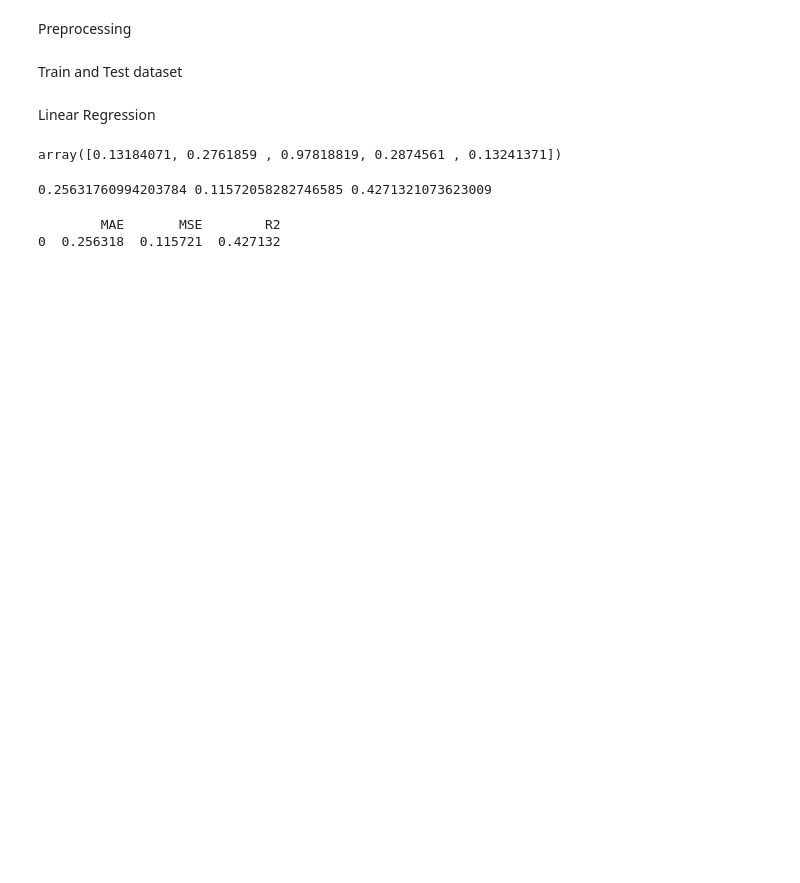
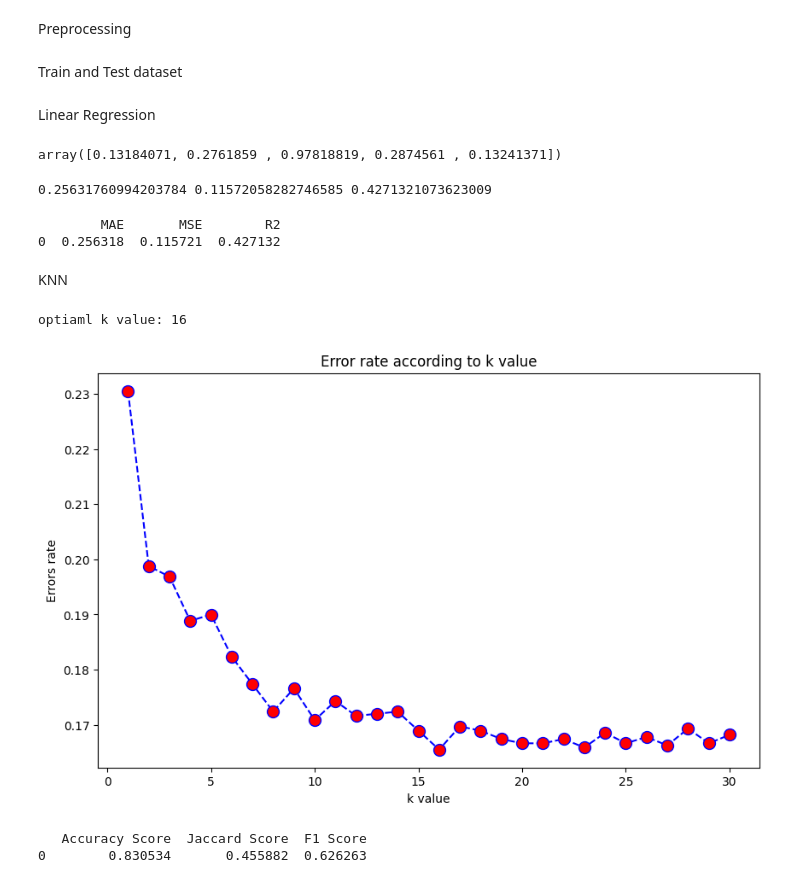
Before and after one commit to Gokhan-Balta/ML_training, a Jupyter notebook: IBM_final_assigmant.ipynb, the cells around one changed output. Drawn from its saved outputs; the diff is of its cells as text; code cells hidden in the pictures; blank space fills up the shorter version.

Commit message:
KNN model

```diff
--- a/IBM_final_assigmant.ipynb
+++ b/IBM_final_assigmant.ipynb
@@ -83,3 +84,32 @@ print(results_lm)
 # %% [output]
         MAE       MSE        R2
 0  0.256318  0.115721  0.427132
+# %% [markdown]
+KNN
+# %%
+from sklearn.model_selection import cross_val_score
+#optimal k value
+k_values = range(1,31)
+cv_scores = []
+
+for k in k_values:
+    knn = KNeighborsClassifier(n_neighbors=k)
+    scores = cross_val_score(knn, x_train,y_train, cv=10, scoring="accuracy")
+    cv_scores.append(scores.mean())
+
+
+error_rates = [1- score for score in cv_scores]
+
+optimal_k = k_values[(error_rates.index(min(error_rates)))]
+print(f"optimal k value: {optimal_k}")
+# %% [output]
+optiaml k value: 16
+# %%
+plt.figure(figsize=(10, 6))
+plt.plot(k_values, error_rates, color='blue', linestyle='dashed', marker='o', markerfacecolor='red', markersize=10)
+plt.title('Error rate according to k value')
+plt.xlabel('k value')
+plt.ylabel('Errors rate')
+plt.show()
+# %% [output]
+[figure, added]
@@ -85,0 +122,18 @@ print(results_lm)
+# %%
+#Accuracy
+from sklearn.metrics import accuracy_score, jaccard_score, f1_score
+
+KNN_accuracy_score = accuracy_score(y_test,predictions_knn)
+KNN_jaccard_score = jaccard_score(y_test,predictions_knn)
+KNN_f1_score = f1_score(y_test,predictions_knn)
+
+result_knn = pd.DataFrame({
+    "Accuracy Score" : [KNN_accuracy_score],
+    "Jaccard Score" : [KNN_jaccard_score],
+    "F1 Score" : [KNN_f1_score]
+})
+
+print(result_knn)
+# %% [output]
+   Accuracy Score  Jaccard Score  F1 Score
+0        0.830534       0.455882  0.626263
```
Also changed, not shown: parts of 5 cells of this notebook.
